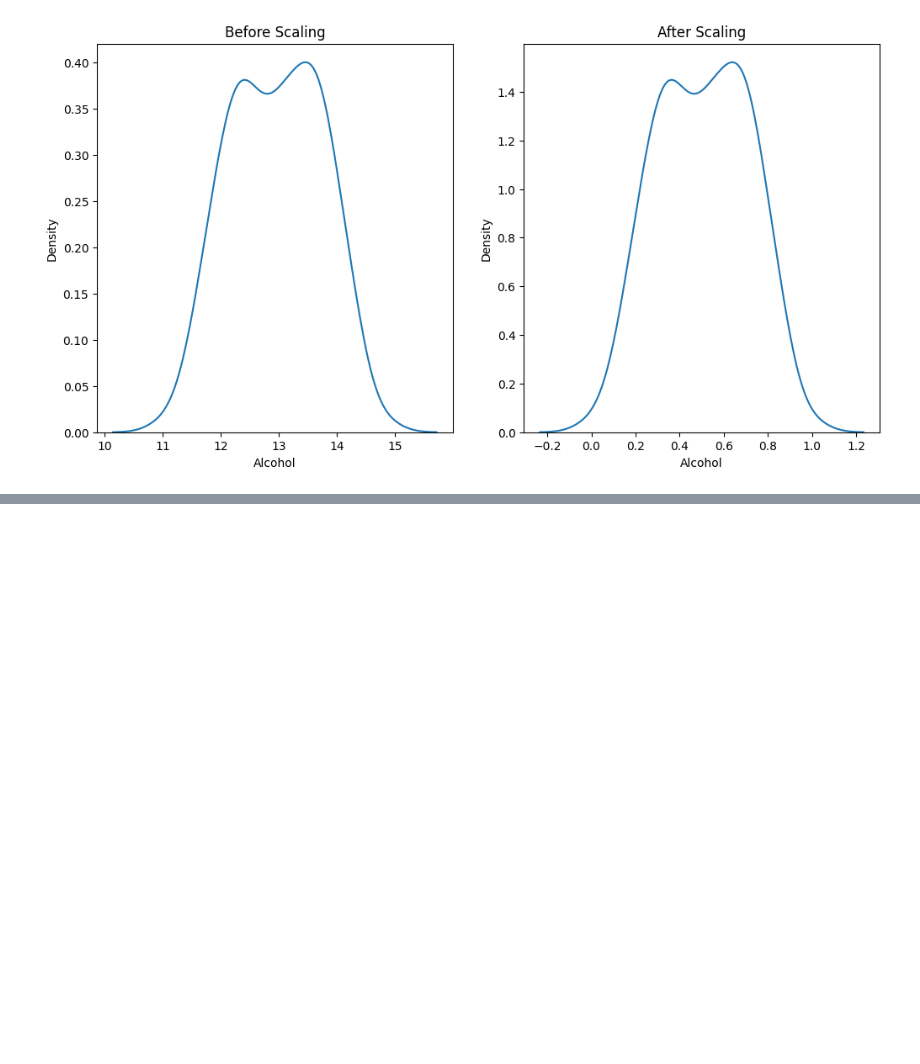
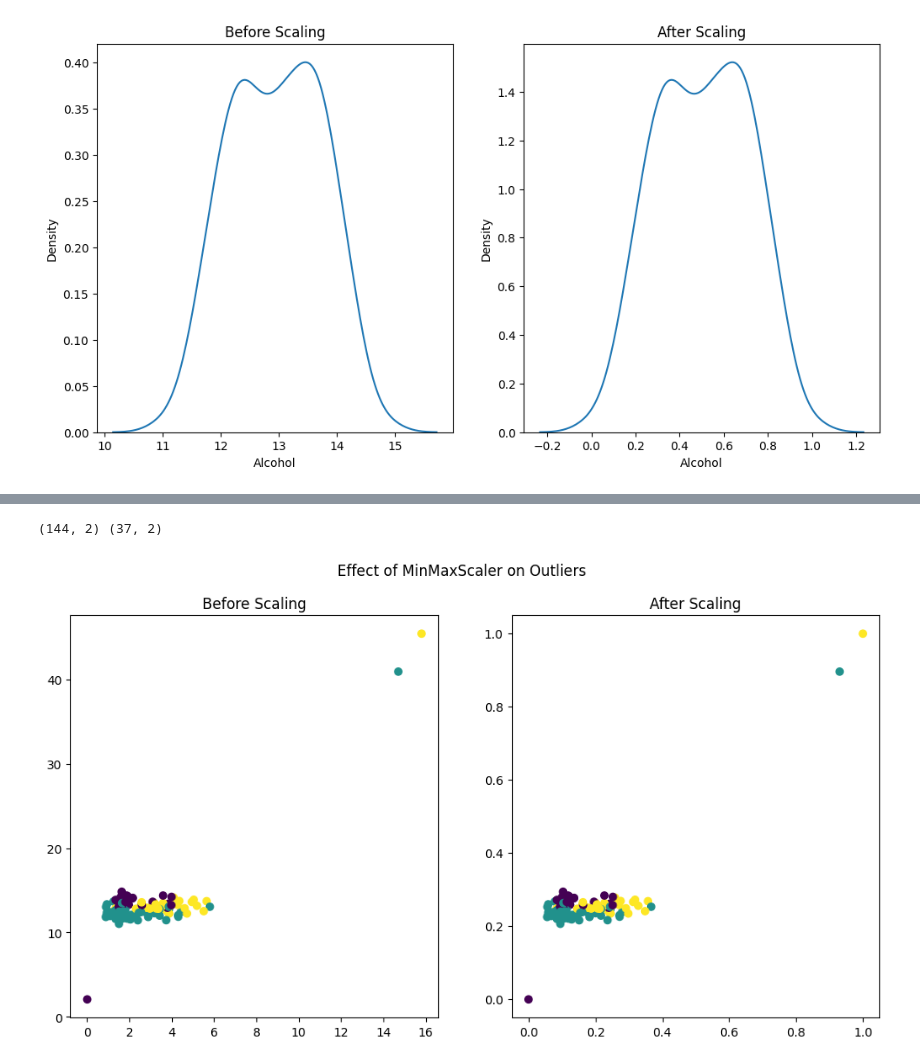
Before and after one commit to Piyushjain-572/EDA_and_Feature_Engineering, a Jupyter notebook: Feature_Scaling_Normalization.ipynb, the cells around one changed output, grey strips where cells are left out. Saved outputs shown, nothing was run; the diff lists cells and outputs as text; code cells hidden in the pictures; blank space fills up the shorter version.

```diff
--- a/Feature_Scaling_Normalization.ipynb
+++ b/Feature_Scaling_Normalization.ipynb
@@ -130,0 +135,7 @@ sns.kdeplot(X_train_scaled['Alcohol'], ax=ax2)
+# %%
+df = pd.concat([df,pd.DataFrame({
+    'Malic acid' : [0.01,14.7,15.8],
+    'Alcohol' : [2.08,40.90,45.4],
+    'Class label' : [1,2,3]
+})],ignore_index=True)
+df
@@ -130,0 +156,30 @@ sns.kdeplot(X_train_scaled['Alcohol'], ax=ax2)
+# %%
+from sklearn.model_selection import train_test_split
+X_train,X_test,y_train,y_test = train_test_split(df.drop(columns=['Class label']),
+                                                df['Class label'],
+                                                test_size=0.2,
+                                                random_state=2)
+print(X_train.shape,X_test.shape)
+# %% [output]
+(144, 2) (37, 2)
+# %%
+from sklearn.preprocessing import MinMaxScaler
+scale = MinMaxScaler()
+scale.fit(X_train)
+
+X_train_scaled = scale.transform(X_train)
+X_test_scaled = scale.transform(X_test)
+
+X_train_scaled = pd.DataFrame(X_train_scaled,columns=X_train.columns)
+X_test_scaled = pd.DataFrame(X_test_scaled,columns=X_train.columns)
+# %%
+fig, (ax1, ax2) = plt.subplots(ncols=2, figsize=(12, 6))
+
+ax1.scatter(X_train['Malic acid'], X_train['Alcohol'],c=y_train)
+ax1.set_title("Before Scaling")
+ax2.scatter(X_train_scaled['Malic acid'], X_train_scaled['Alcohol'],c=y_train)
+ax2.set_title("After Scaling")
+fig.suptitle('Effect of MinMaxScaler on Outliers')
+plt.show()
+# %% [output]
+[figure, added]
```
Also changed, not shown: parts of 4 cells of this notebook.
